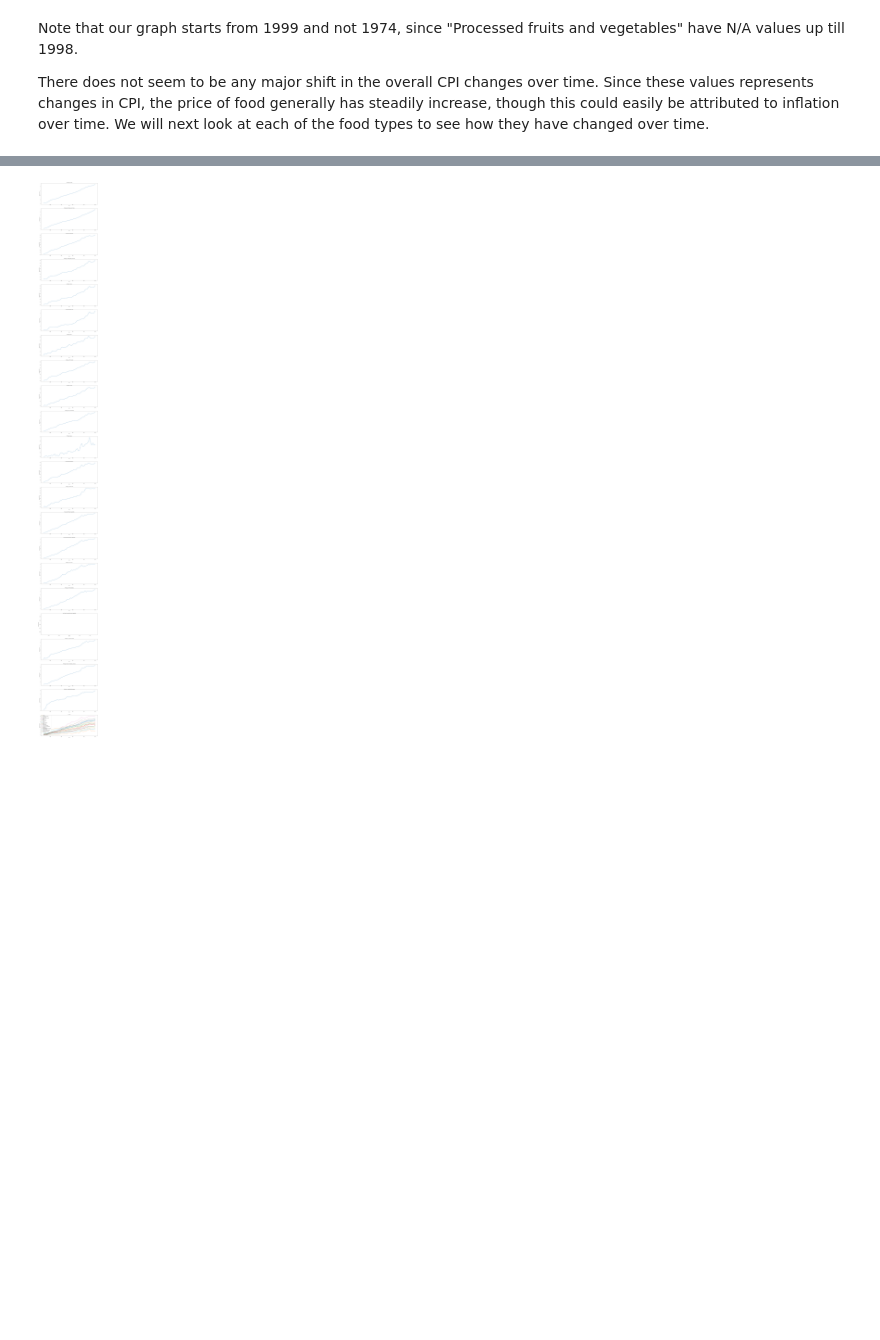
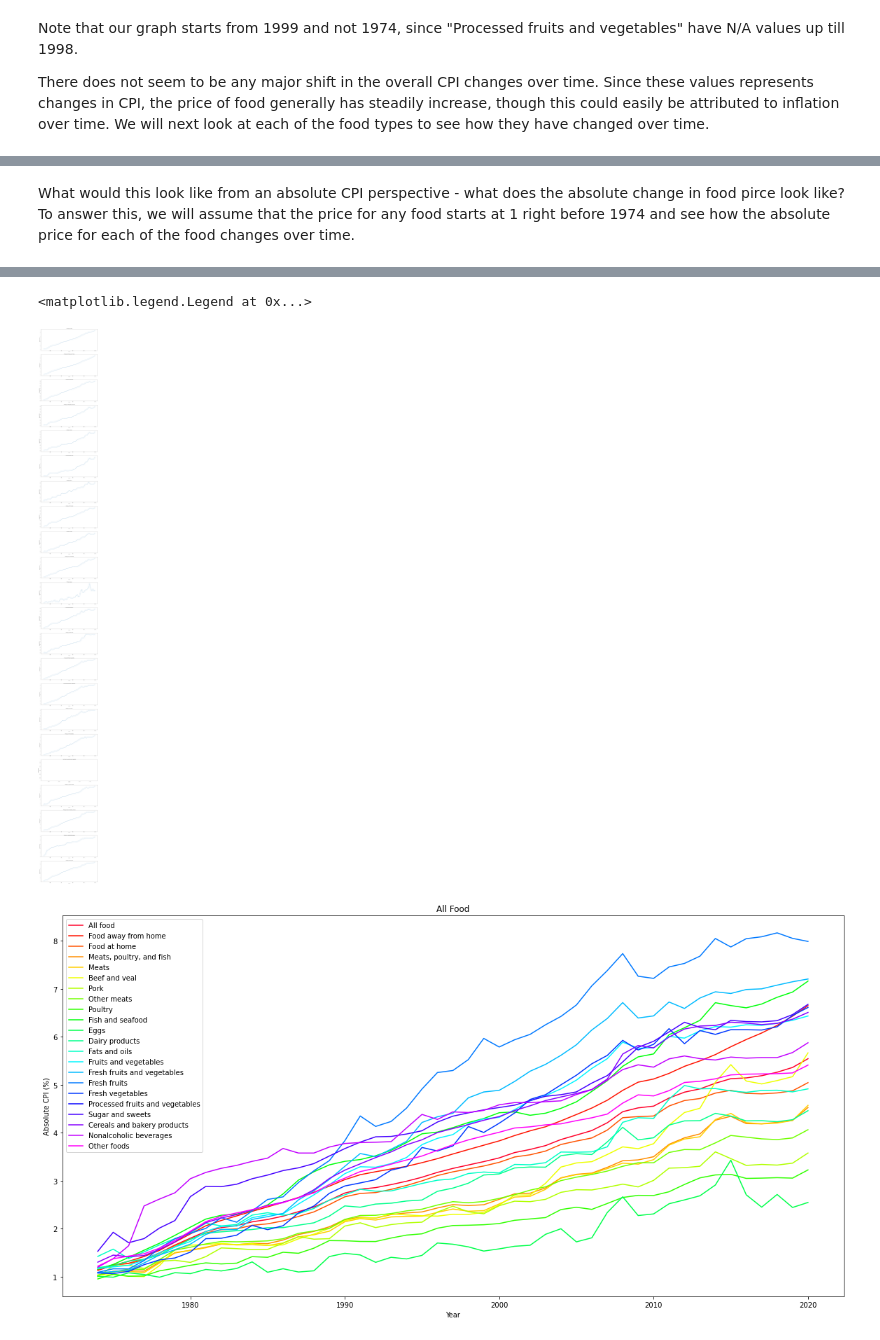
Before and after one commit to Zhu-Daniel/FoodPriceOutlookML, a Jupyter notebook: cmsc320finalproj.ipynb, the cells around one changed output, grey strips where cells are left out. Saved outputs shown, nothing was run; the diff lists cells and outputs as text; code cells hidden in the pictures; blank space fills up the shorter version.

Commit message:
Added some more description, fitted some better colors on the combined graphs, and looked at some ways we can clean up the look of the graphs as well what to do for machine learning.

```diff
--- a/cmsc320finalproj.ipynb
+++ b/cmsc320finalproj.ipynb
@@ -73,8 +71,6 @@ We want to see how the CPI changes for all food so that we have an idea of what
 years = list(data_t.index)
 # list of lists - each of the sublists are the CPI change for the corresponding year
 cpi_year = data_t.values.tolist()
-#print(len(years))
-#print(len(cpi_year))
 
 fig, ax = plt.subplots()
 
@@ -82,9 +78,4 @@ ax.violinplot(cpi_year,years, widths = .5, showmeans=True)
 ax.set_xlabel("Year")
 ax.set_ylabel("CPI Change (%)")
 ax.set_title("Changes in CPI from 1974 to 2020")
-"""
-figure, axis = plt.subplots(len(data))
-for i, col in enumerate(data.columns):
-    axis[i].plot(data.index, data[col])
-"""
 # %% [output]
@@ -121,25 +114,29 @@ What would this look like from an absolute perspective? To answer this, we will
+# %% [markdown]
+What would this look like from an absolute CPI perspective - what does the absolute change in food pirce look like? To answer this, we will assume that the price for any food starts at 1 right before 1974 and see how the absolute price for each of the food changes over time.
 # %%
 abs_data = pd.DataFrame()
 figure, axis = plt.subplots(len(data_t.columns), figsize = (20,200))
-#print(data_t.columns)
 for i, col in enumerate(data_t.columns):
     curr_val = 1
     values = []
     for val in data_t[col]:
         curr_val = curr_val + curr_val*(val/100)
         values.append(curr_val)
-    #print(values)
-    #print(data_t.index)
     abs_data[col] = pd.Series(values, index = data_t.index)
     axis[i].plot(abs_data.index, abs_data[col])
     axis[i].set_title(f'Food type: {col}')
     axis[i].set_xlabel('Year')
     axis[i].set_ylabel('Absolute CPI (%)')
-#print(abs_data.head())
+# Taking a look at the new data
+print(abs_data.head())
 
 # Plotting all of the changes on one graph
+NUM_COLORS = len(abs_data.columns)
+cm = plt.get_cmap('gist_rainbow')
+fig = plt.figure(figsize=(20,10))
+ax = fig.add_subplot(111)
+ax.set_prop_cycle(color = [cm(1.*i/NUM_COLORS) for i in range(NUM_COLORS)])
 for col in abs_data.columns:
-    #print(col)
     plt.plot(abs_data.index, abs_data[col], label = col)
 plt.title(f'All Food')
 plt.xlabel('Year')
@@ -150,2 +163,4 @@ plt.legend()
+<matplotlib.legend.Legend at 0x...>
-[figure, old version]
+[figure, new version]
+[figure, added]
 # %% [markdown]
```
Also changed, not shown: parts of 7 cells of this notebook.
